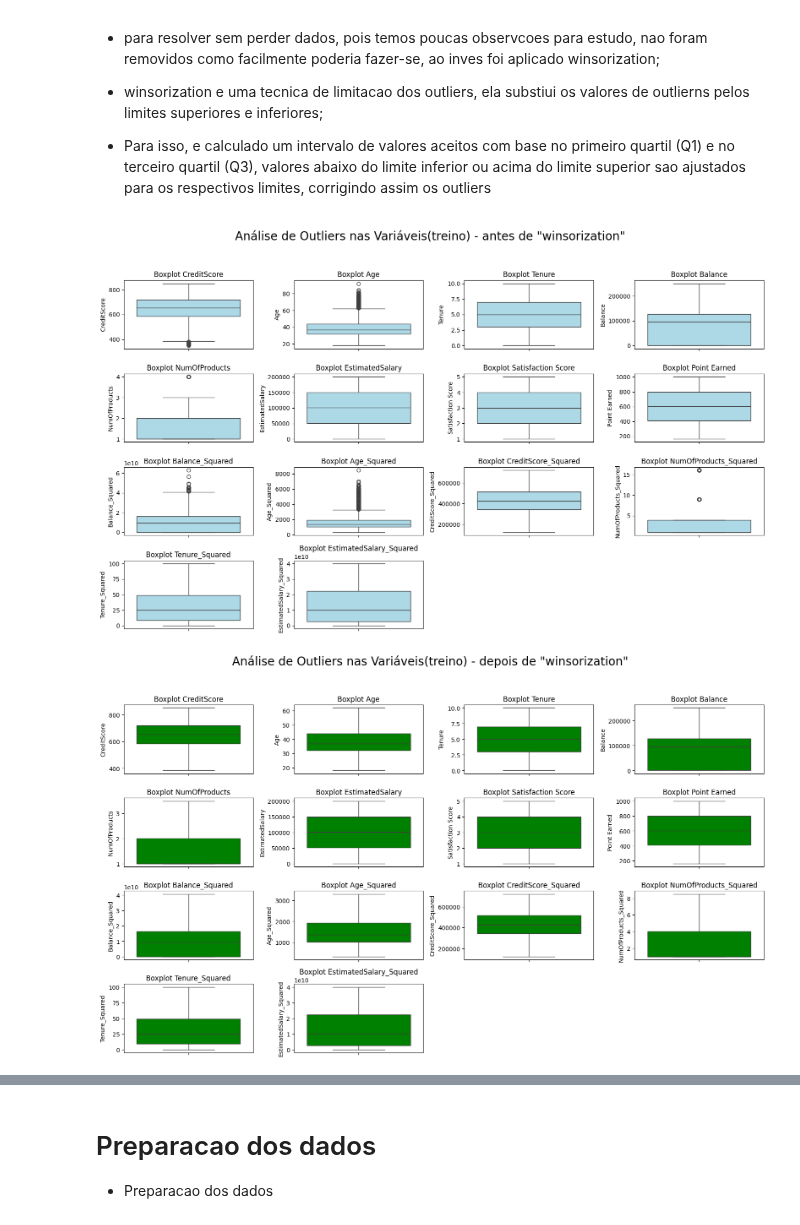
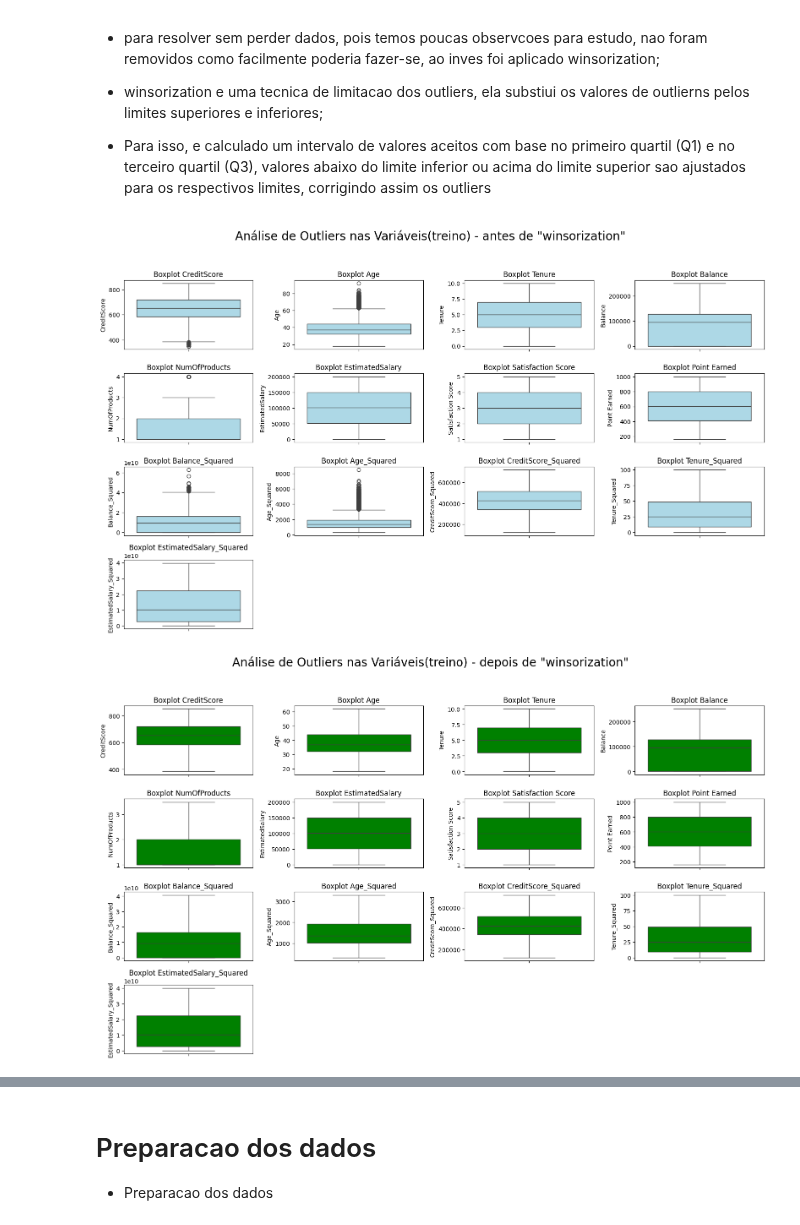
Before and after one commit to JGeovaniCorreia/Ciencia_de_dados, a Jupyter notebook: Churn_predict/Ensemble_models/Ensemble_Model_Stacking.ipynb, the cells around one changed output, grey strips where cells are left out. Drawn from its saved outputs; the diff is of its cells as text; code cells hidden in the pictures.

```diff
--- a/Churn_predict/Ensemble_models/Ensemble_Model_Stacking.ipynb
+++ b/Churn_predict/Ensemble_models/Ensemble_Model_Stacking.ipynb
@@ -156,8 +186,11 @@ dtype: int64
 # %%
 #removidas por serem meramente identificadoras: RowNumber, CustomerId e Surname
 
+#removida Gender por poder inviesar o modelo de alguma formna descriminativa, é uma boa pratica de LGPD nao usar dados sensiveis como esse etc.
+
+
 df = base_original[['CreditScore',
-                    'Gender',
+                    #'Gender',
                     'Geography',
                     'Age',
                     'Tenure',
@@ -480,20 +502,19 @@ plt.subplots_adjust(hspace=0.7, wspace=0.3)
 # Suprime todos os warnings de futuro (deixa mais clean)
 warnings.filterwarnings('ignore', category=FutureWarning)
 
+# Lista de variáveis a serem transformadas
+cols_to_transform = ['Geography']
 
-
-# Lista de variaveis a serem transformadas
-cols_to_transform = ['HasCrCard', 'IsActiveMember', 'Geography', 'Gender', 'Card Type']
-
-# Convertendo para string
+# Convertendo para string (somente a coluna "Geography")
 df.loc[:, cols_to_transform] = df.loc[:, cols_to_transform].astype(str)
 
-# one-hot encoding
+# Realizando o One-Hot Encoding
 df_dummies = pd.get_dummies(df, columns=cols_to_transform, dtype=int, drop_first=False)
 
+# Ordinal-Encoder
+df_dummies['Card Type'] = OrdinalEncoder(categories=[["SILVER", "GOLD", "PLATINUM", "DIAMOND"]], dtype=int).fit_transform(df_dummies[['Card Type']])
 
-
-# variável alvo 'Exited' para o tipo numérico, pois o modelo requer isso de todas as varaiveis (por isso dumizar)
+# Variável alvo 'Exited' para o tipo numérico (se necessário)
 df_dummies['Exited'] = df_dummies['Exited'].astype('int64')
 
 print(df_dummies.dtypes)
@@ -673,7 +693,6 @@ variaveis = [
     'Balance_Squared',
     'Age_Squared',
     'CreditScore_Squared',
-    'NumOfProducts_Squared',
     'Tenure_Squared',
     'EstimatedSalary_Squared'
 ]
@@ -731,36 +750,35 @@ variaveis_para_tratar = ['CreditScore',
                         'Balance_Squared',
                         'Age_Squared',
                         'CreditScore_Squared',
-                        'NumOfProducts_Squared',
                         'Tenure_Squared',
                         'EstimatedSalary_Squared'
                          ]
 for variavel in variaveis_para_tratar:
     tratar_outliers(teste_multco_treino, variavel)
 
 
 # subplot
 plt.figure(figsize=(16, 12))
 
 
 
 # loop de criacao de boxplots para cada variavel
 for i, var in enumerate(variaveis):
     plt.subplot(5, 4, i + 1)  #determina a grade de plots
     sns.boxplot(y=teste_multco_treino[var],
                boxprops=dict(facecolor='green'))  # Cor interna do boxplot
     plt.title(f'Boxplot {var}', fontsize=12)
 ########################################################################
 
 
 # título geral
 plt.suptitle('Análise de Outliers nas Variáveis(treino) - depois de "winsorization" ', fontsize=20)
 
 plt.tight_layout(rect=[0, 0, 1, 0.95])  # ajusta layout
 plt.show()
 # %% [output]
-[figure, old version]
+[figure, new version]
-[figure, old version]
+[figure, new version]
 # %%
 #BASE DE TREINO
 teste_multco_treino
```
Also changed, not shown: parts of 22 cells of this notebook, 7 other files.
